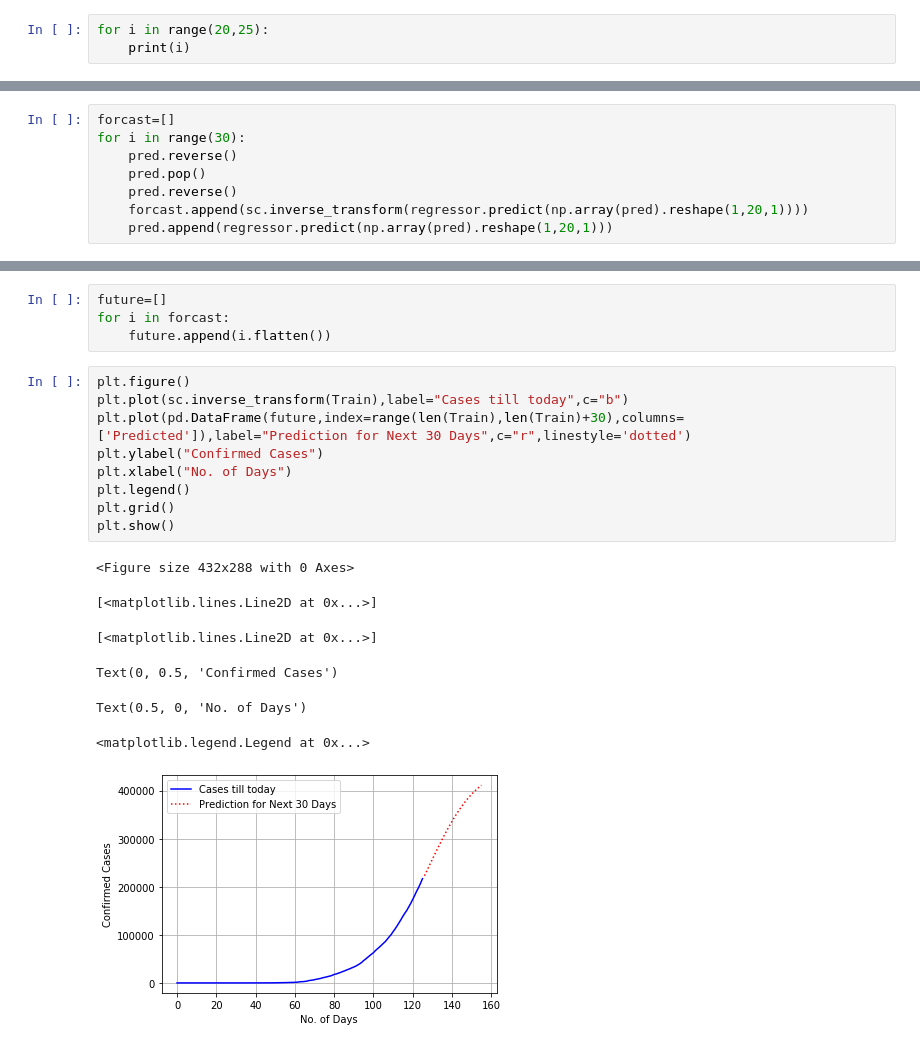
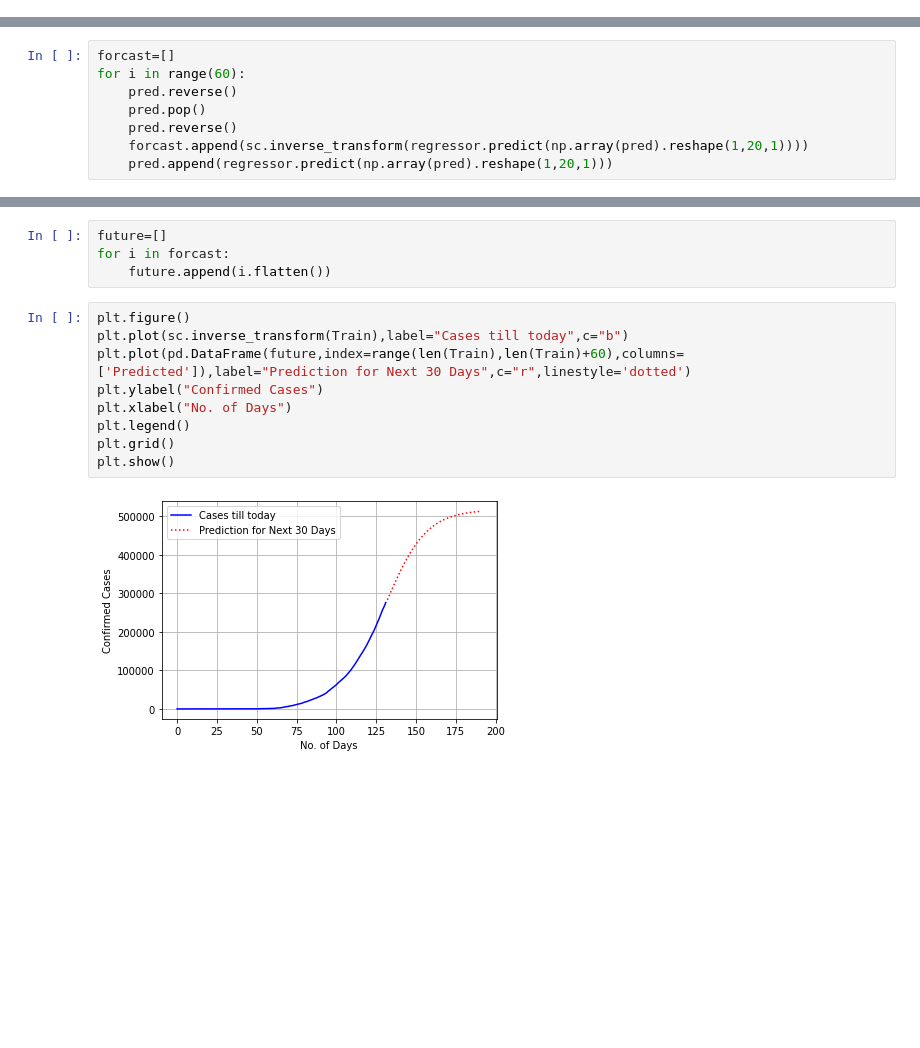
Before and after one commit to tariqmhmd5/Covid-Prediction, a Jupyter notebook: Prediction using LSTM.ipynb, the cells around one changed output, grey strips where cells are left out. Saved outputs shown, nothing was run; the diff lists cells and outputs as text; blank space fills up the shorter version.

Commit message:
Added separate graphs

```diff
--- a/Prediction using LSTM.ipynb
+++ b/Prediction using LSTM.ipynb
@@ -146,6 +191,3 @@ data=df['Confirmed'].values
 from sklearn.preprocessing import MinMaxScaler
 sc = MinMaxScaler()
 Train = sc.fit_transform(data.reshape(-1,1))
-# %%
-for i in range(20,25):
-    print(i)
@@ -438,7 +428,7 @@ every time top value form batch is poped and model will predict a value which ap
 pred.append(regressor.predict(X_Train[-1].reshape(1,20,1)))
 # %%
 forcast=[]
-for i in range(30):
+for i in range(60):
     pred.reverse()
     pred.pop()
     pred.reverse()
@@ -465,17 +441,11 @@ for i in forcast:
 # %%
 plt.figure()
 plt.plot(sc.inverse_transform(Train),label="Cases till today",c="b")
-plt.plot(pd.DataFrame(future,index=range(len(Train),len(Train)+30),columns=['Predicted']),label="Prediction for Next 30 Days",c="r",linestyle='dotted')
+plt.plot(pd.DataFrame(future,index=range(len(Train),len(Train)+60),columns=['Predicted']),label="Prediction for Next 30 Days",c="r",linestyle='dotted')
 plt.ylabel("Confirmed Cases")
 plt.xlabel("No. of Days")
 plt.legend()
 plt.grid()
 plt.show()
 # %% [output]
-<Figure size 432x288 with 0 Axes>
-[<matplotlib.lines.Line2D at 0x...>]
-[<matplotlib.lines.Line2D at 0x...>]
-Text(0, 0.5, 'Confirmed Cases')
-Text(0.5, 0, 'No. of Days')
-<matplotlib.legend.Legend at 0x...>
-[figure, old version]
+[figure, new version]
```
Also changed, not shown: parts of 30 cells of this notebook.
